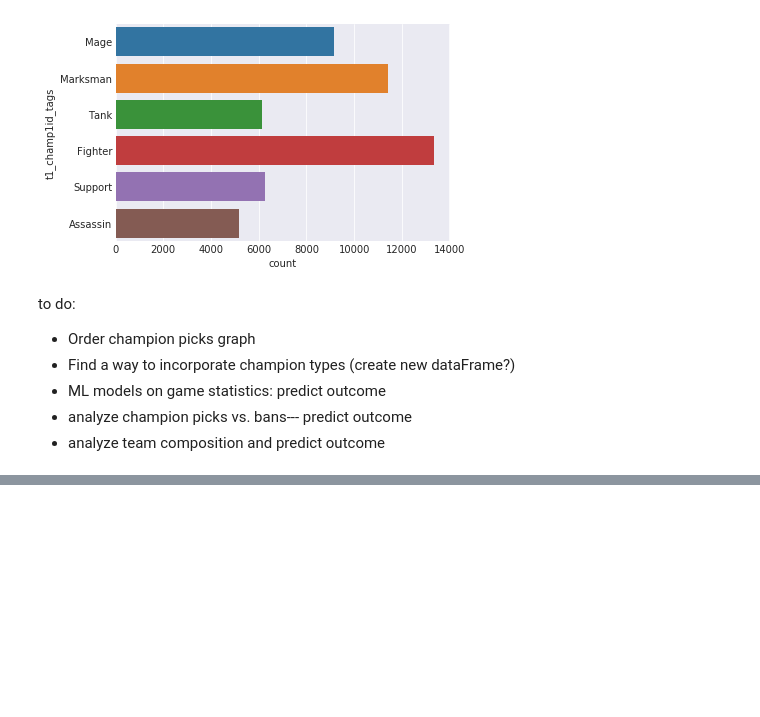
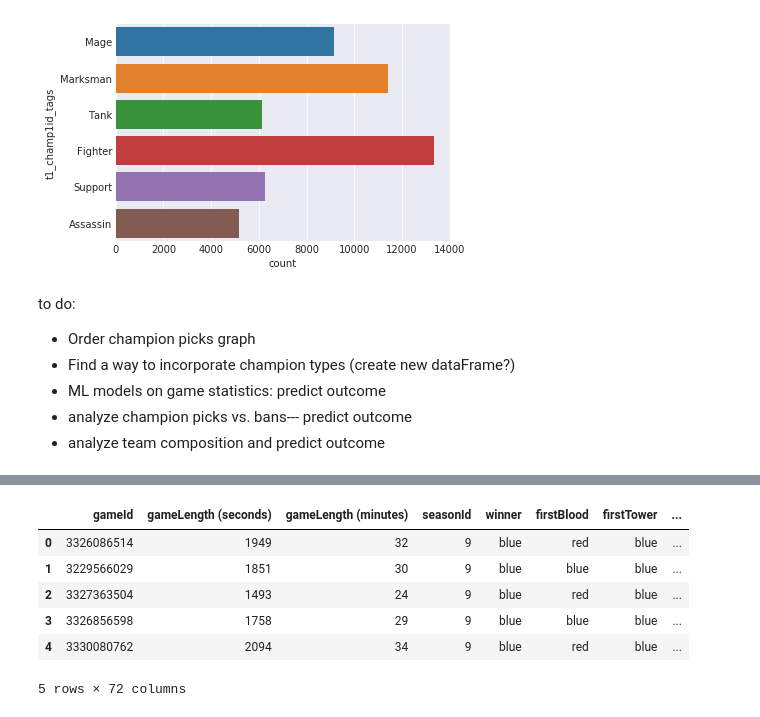
Before and after one commit to jtegge095/LoL-data-analysis, a Jupyter notebook: League of Legends Game Predictor.ipynb, the cells around one changed output, grey strips where cells are left out. Saved outputs shown, nothing was run; the diff lists cells and outputs as text; code cells hidden in the pictures; blank space fills up the shorter version.

```diff
--- a/League of Legends Game Predictor.ipynb
+++ b/League of Legends Game Predictor.ipynb
@@ -235 +240,12 @@ data.head()
 5 rows × 72 columns
+# %%
+dataClean = data.replace([0,1,2],['neither','blue','red'])
+dataClean.head()
+# %% [output]
+|  | gameId | gameLength (seconds) | gameLength (minutes) | seasonId | winner | firstBlood | firstTower | ... |
+| 0 | 3326086514 | 1949 | 32 | 9 | blue | red | blue | ... |
+| 1 | 3229566029 | 1851 | 30 | 9 | blue | blue | blue | ... |
+| 2 | 3327363504 | 1493 | 24 | 9 | blue | red | blue | ... |
+| 3 | 3326856598 | 1758 | 29 | 9 | blue | blue | blue | ... |
+| 4 | 3330080762 | 2094 | 34 | 9 | blue | red | blue | ... |
+5 rows × 72 columns
```
Also changed, not shown: parts of 11 cells of this notebook.
